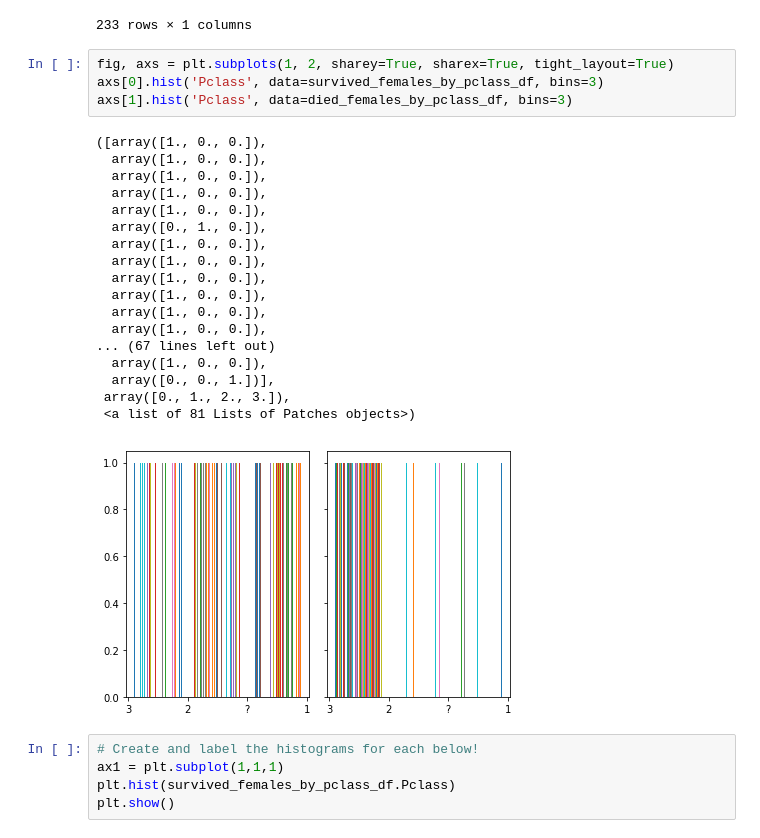
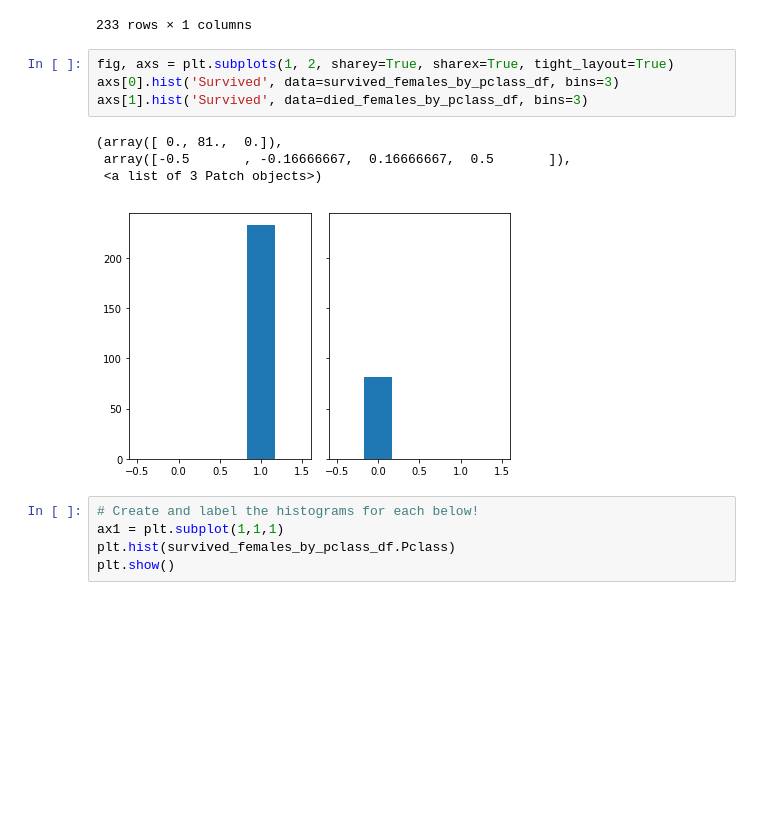
Before and after one commit to Pballer/dsc-using-sql-with-pandas-lab-dc-ds-071519, a Jupyter notebook: index.ipynb, the cells around one changed output. Cells and saved outputs as stored; diff of their text form; blank space fills up the shorter version.

```diff
--- a/index.ipynb
+++ b/index.ipynb
@@ -317,27 +317,13 @@ survived_females_by_pclass_df
 233 rows × 1 columns
 # %%
 fig, axs = plt.subplots(1, 2, sharey=True, sharex=True, tight_layout=True)
-axs[0].hist('Pclass', data=survived_females_by_pclass_df, bins=3)
-axs[1].hist('Pclass', data=died_females_by_pclass_df, bins=3)
+axs[0].hist('Survived', data=survived_females_by_pclass_df, bins=3)
+axs[1].hist('Survived', data=died_females_by_pclass_df, bins=3)
 # %% [output]
-([array([1., 0., 0.]),
-  array([1., 0., 0.]),
-  array([1., 0., 0.]),
-  array([1., 0., 0.]),
-  array([1., 0., 0.]),
-  array([0., 1., 0.]),
-  array([1., 0., 0.]),
-  array([1., 0., 0.]),
-  array([1., 0., 0.]),
-  array([1., 0., 0.]),
-  array([1., 0., 0.]),
-  array([1., 0., 0.]),
-... (67 lines left out)
-  array([1., 0., 0.]),
-  array([0., 0., 1.])],
- array([0., 1., 2., 3.]),
- <a list of 81 Lists of Patches objects>)
+(array([ 0., 81.,  0.]),
+ array([-0.5       , -0.16666667,  0.16666667,  0.5       ]),
+ <a list of 3 Patch objects>)
-[figure, old version]
+[figure, new version]
 # %%
 # Create and label the histograms for each below!
 ax1 = plt.subplot(1,1,1)
```
